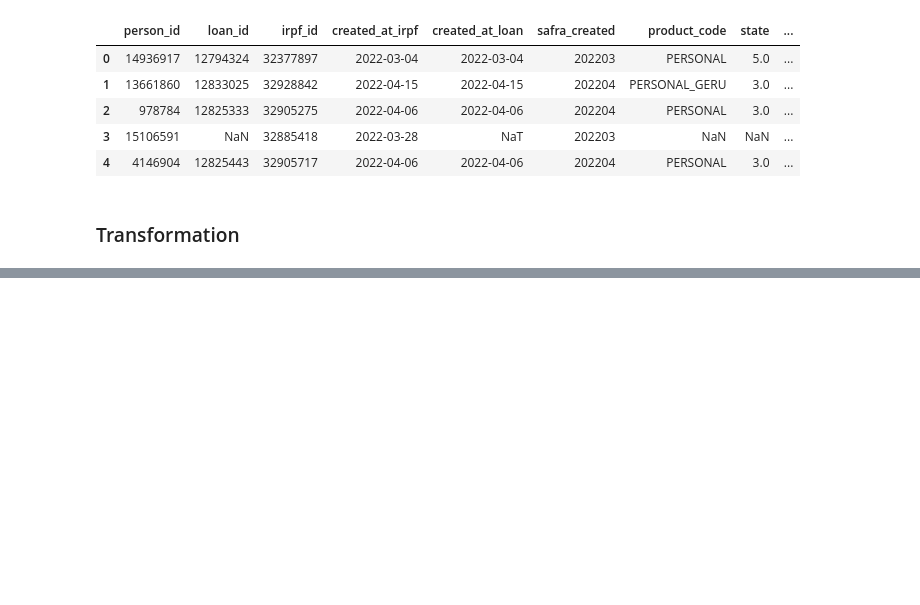
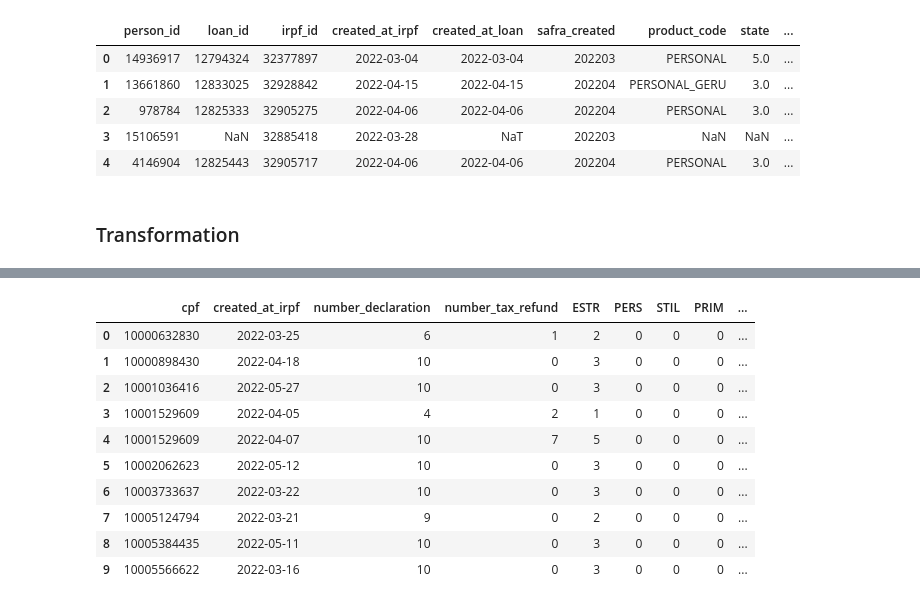
Before and after one commit to jardesonbarbosa-openco/fs_preprocessing, a Jupyter notebook: notebooks/data_analysis.ipynb, the cells around one changed output, grey strips where cells are left out. Drawn from its saved outputs; the diff is of its cells as text; code cells hidden in the pictures; blank space fills up the shorter version.

```diff
--- a/notebooks/data_analysis.ipynb
+++ b/notebooks/data_analysis.ipynb
@@ -338,0 +402,14 @@ def get_presumed_income():
+# %%
+gp_estr.head(10)
+# %% [output]
+|  | cpf | created_at_irpf | number_declaration | number_tax_refund | ESTR | PERS | STIL | PRIM | ... |
+| 0 | 10000632830 | 2022-03-25 | 6 | 1 | 2 | 0 | 0 | 0 | ... |
+| 1 | 10000898430 | 2022-04-18 | 10 | 0 | 3 | 0 | 0 | 0 | ... |
+| 2 | 10001036416 | 2022-05-27 | 10 | 0 | 3 | 0 | 0 | 0 | ... |
+| 3 | 10001529609 | 2022-04-05 | 4 | 2 | 1 | 0 | 0 | 0 | ... |
+| 4 | 10001529609 | 2022-04-07 | 10 | 7 | 5 | 0 | 0 | 0 | ... |
+| 5 | 10002062623 | 2022-05-12 | 10 | 0 | 3 | 0 | 0 | 0 | ... |
+| 6 | 10003733637 | 2022-03-22 | 10 | 0 | 3 | 0 | 0 | 0 | ... |
+| 7 | 10005124794 | 2022-03-21 | 9 | 0 | 2 | 0 | 0 | 0 | ... |
+| 8 | 10005384435 | 2022-05-11 | 10 | 0 | 3 | 0 | 0 | 0 | ... |
+| 9 | 10005566622 | 2022-03-16 | 10 | 0 | 3 | 0 | 0 | 0 | ... |
```
Also changed, not shown: parts of 14 cells of this notebook, 1 other file.
